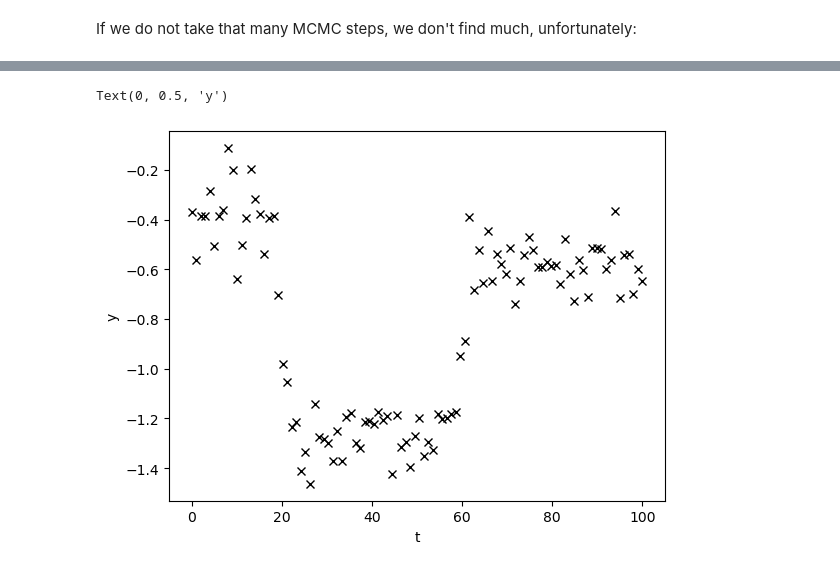
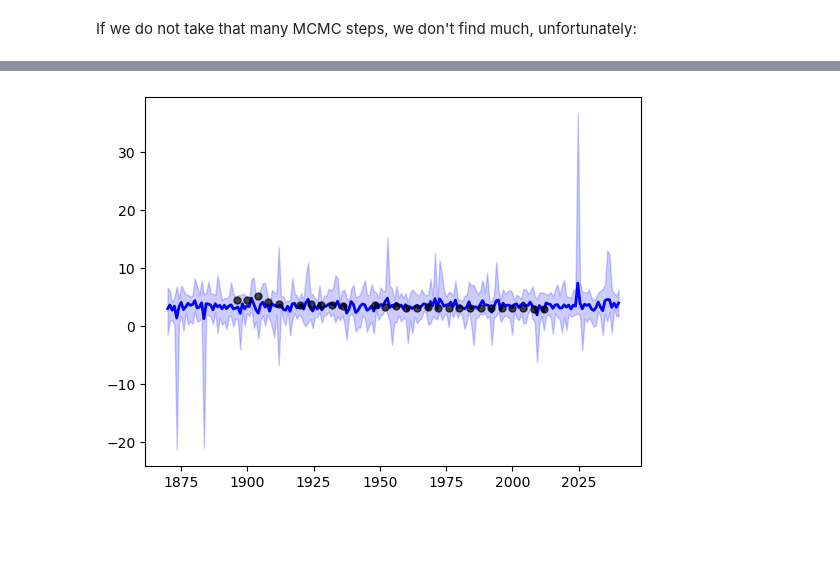
Before and after one commit to JVerbeek/jax-changepoints, a Jupyter notebook: demo.ipynb, the cells around one changed output, grey strips where cells are left out. Saved outputs shown, nothing was run; the diff lists cells and outputs as text; code cells hidden in the pictures; blank space fills up the shorter version.

```diff
--- a/demo.ipynb
+++ b/demo.ipynb
@@ -133,7 +125,0 @@ print(X)
-# %%
-plt.plot(D.X, D.y, "kx")
-plt.xlabel("t")
-plt.ylabel("y")
-# %% [output]
-Text(0, 0.5, 'y')
-[figure, removed]
@@ -139,0 +150,34 @@ Text(0, 0.5, 'y')
+# %%
+particles = tree_untranspose(final_state.particles)
+# %%
+posterior_samples = []
+xtest = jnp.linspace(1870, 2040, 200).reshape(-1, 1)
+for i in range(0, N_particles, 10):
+    sample_params = particles[i]
+    sample_params = gpx.parameters.transform(sample_params, params_bijection)
+    model = nnx.merge(graphdef, sample_params, *static_state)
+    latent_dist = model.predict(xtest, train_data=D)
+    predictive_dist = model.likelihood(latent_dist)
+    posterior_samples.append(predictive_dist.sample(seed=key, sample_shape=(10,)))
+
+posterior_samples = jnp.vstack(posterior_samples)
+lower_ci, upper_ci = jnp.percentile(posterior_samples, jnp.array([2.5, 97.5]), axis=0)
+expected_val = jnp.mean(posterior_samples, axis=0)
+fig, ax = plt.subplots()
+ax.plot(
+    D.X, D.y, "o", markersize=5, color="black", label="Observations", zorder=2, alpha=0.7
+)
+ax.plot(
+    xtest, expected_val, linewidth=2, color="blue", label="Predicted mean", zorder=1
+)
+ax.fill_between(
+    xtest.flatten(),
+    lower_ci.flatten(),
+    upper_ci.flatten(),
+    alpha=0.2,
+    color="blue",
+    label="95% CI",
+)
+plt.show()
+# %% [output]
+[figure, added]
```
Also changed, not shown: parts of 8 cells of this notebook, 2 other files.
